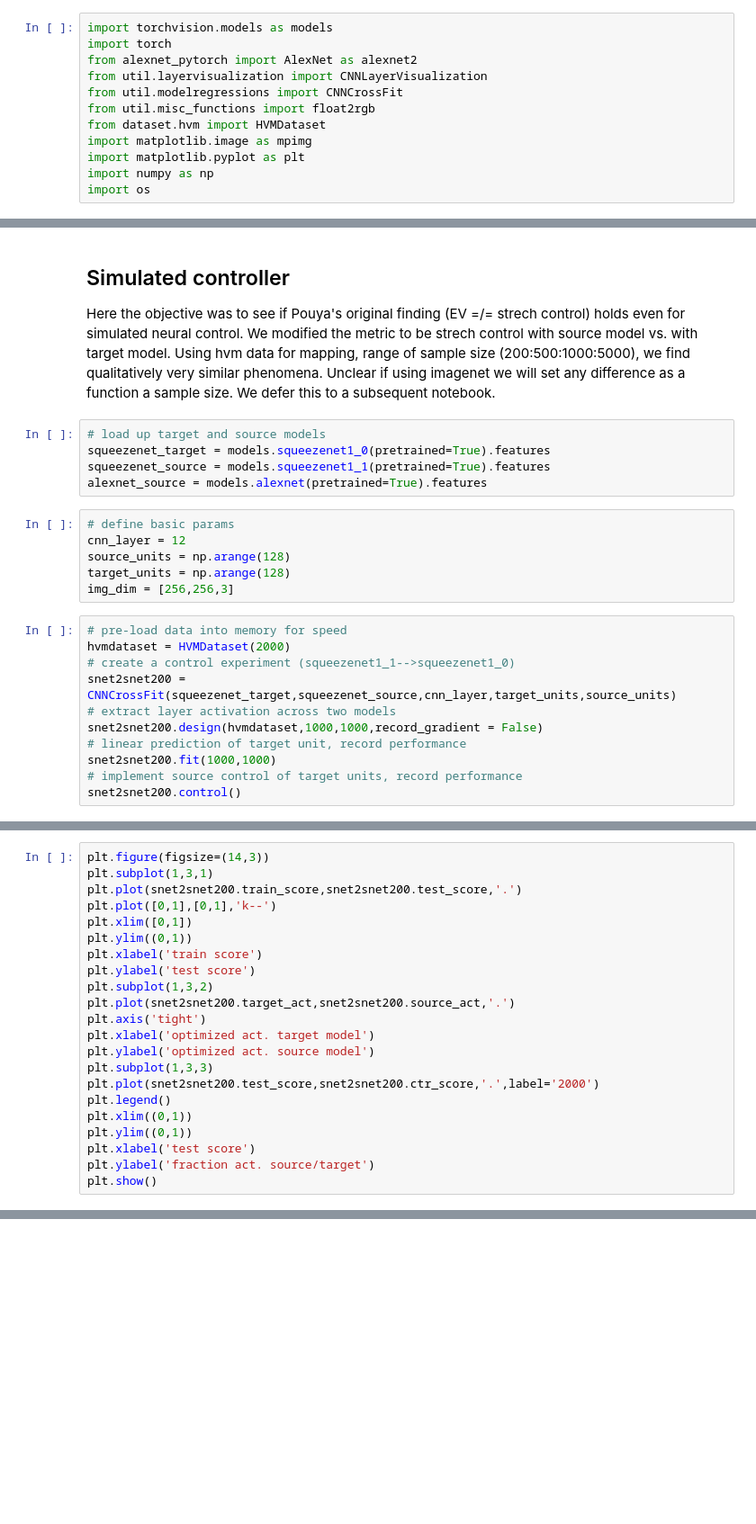
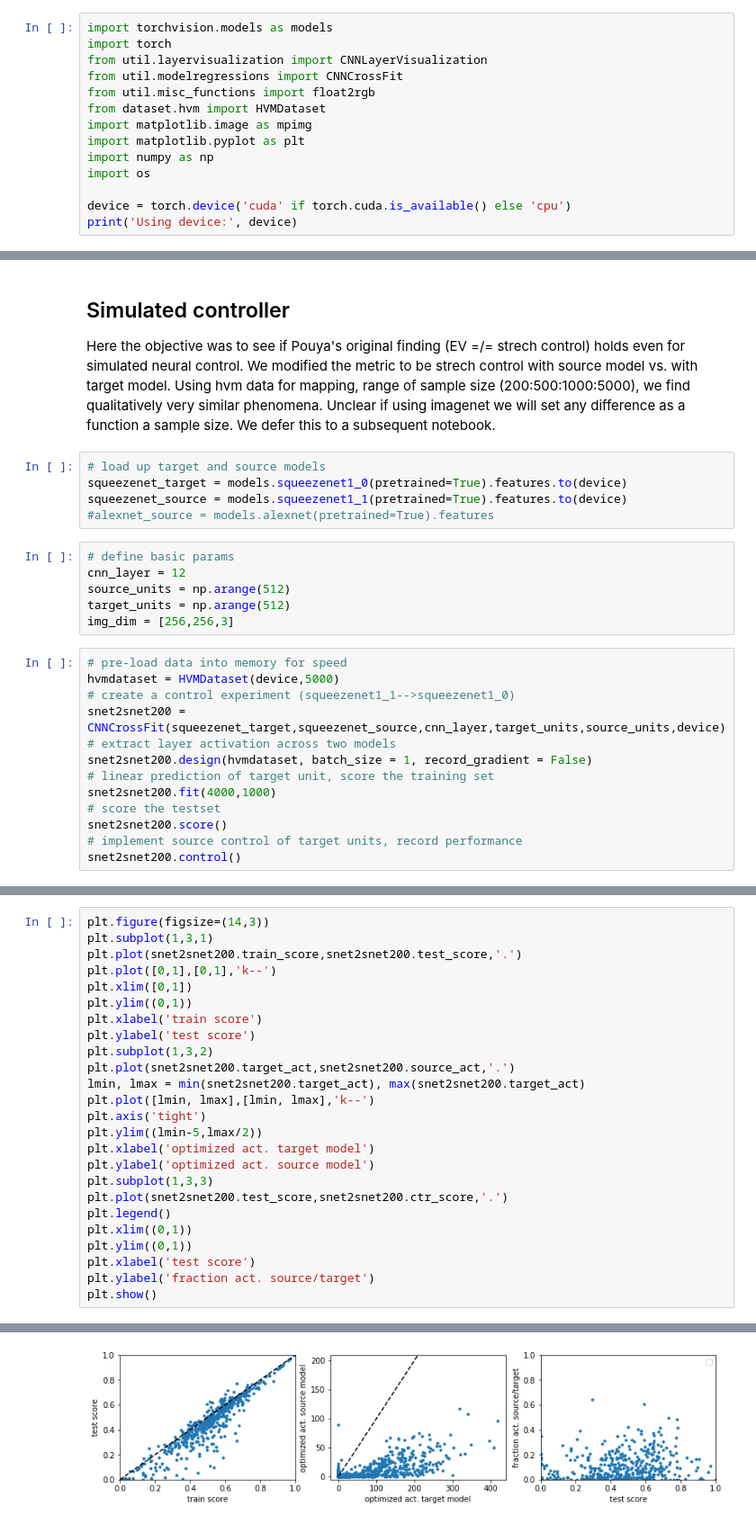
Before and after one commit to chongguo/SimNeuroController, a Jupyter notebook: Note110720.ipynb, the cells around one changed output, grey strips where cells are left out. Shown at 90% size. Drawn from its saved outputs; the diff is of its cells as text; blank space fills up the shorter version.

```diff
--- a/Note110720.ipynb
+++ b/Note110720.ipynb
@@ -1,7 +1,6 @@
 # %%
 import torchvision.models as models
 import torch
-from alexnet_pytorch import AlexNet as alexnet2
 from util.layervisualization import CNNLayerVisualization
 from util.modelregressions import CNNCrossFit
 from util.misc_functions import float2rgb
@@ -10,3 +9,6 @@ import matplotlib.image as mpimg
 import matplotlib.pyplot as plt
 import numpy as np
 import os
+
+device = torch.device('cuda' if torch.cuda.is_available() else 'cpu')
+print('Using device:', device)
@@ -17,24 +21,26 @@ Here the objective was to see if Pouya's original finding (EV =/= strech control
 We modified the metric to be strech control with source model vs. with target model. Using hvm data for mapping, range of sample size (200:500:1000:5000), we find qualitatively very similar phenomena. Unclear if using imagenet we will set any difference as a function a sample size. We defer this to a subsequent notebook.
 # %%
 # load up target and source models
-squeezenet_target = models.squeezenet1_0(pretrained=True).features
-squeezenet_source = models.squeezenet1_1(pretrained=True).features
-alexnet_source = models.alexnet(pretrained=True).features
+squeezenet_target = models.squeezenet1_0(pretrained=True).features.to(device)
+squeezenet_source = models.squeezenet1_1(pretrained=True).features.to(device)
+#alexnet_source = models.alexnet(pretrained=True).features
 # %%
 # define basic params
 cnn_layer = 12
-source_units = np.arange(128)
-target_units = np.arange(128)
+source_units = np.arange(512)
+target_units = np.arange(512)
 img_dim = [256,256,3]
 # %%
 # pre-load data into memory for speed
-hvmdataset = HVMDataset(2000)
+hvmdataset = HVMDataset(device,5000)
 # create a control experiment (squeezenet1_1-->squeezenet1_0)
-snet2snet200 = CNNCrossFit(squeezenet_target,squeezenet_source,cnn_layer,target_units,source_units)
+snet2snet200 = CNNCrossFit(squeezenet_target,squeezenet_source,cnn_layer,target_units,source_units,device)
 # extract layer activation across two models
-snet2snet200.design(hvmdataset,1000,1000,record_gradient = False)
-# linear prediction of target unit, record performance
-snet2snet200.fit(1000,1000)
+snet2snet200.design(hvmdataset, batch_size = 1, record_gradient = False)
+# linear prediction of target unit, score the training set
+snet2snet200.fit(4000,1000)
+# score the testset
+snet2snet200.score()
 # implement source control of target units, record performance
 snet2snet200.control()
 # %% [output]
@@ -50,14 +58,18 @@ plt.xlabel('train score')
 plt.ylabel('test score')
 plt.subplot(1,3,2)
 plt.plot(snet2snet200.target_act,snet2snet200.source_act,'.')
+lmin, lmax = min(snet2snet200.target_act), max(snet2snet200.target_act)
+plt.plot([lmin, lmax],[lmin, lmax],'k--')
 plt.axis('tight')
+plt.ylim((lmin-5,lmax/2))
 plt.xlabel('optimized act. target model')
 plt.ylabel('optimized act. source model')
 plt.subplot(1,3,3)
-plt.plot(snet2snet200.test_score,snet2snet200.ctr_score,'.',label='2000')
+plt.plot(snet2snet200.test_score,snet2snet200.ctr_score,'.')
 plt.legend()
 plt.xlim((0,1))
 plt.ylim((0,1))
 plt.xlabel('test score')
 plt.ylabel('fraction act. source/target')
 plt.show()
+# %% [output]
@@ -63,0 +77 @@ plt.show()
+[figure, added]
```
Also changed, not shown: parts of 15 cells of this notebook, 7 other files.
